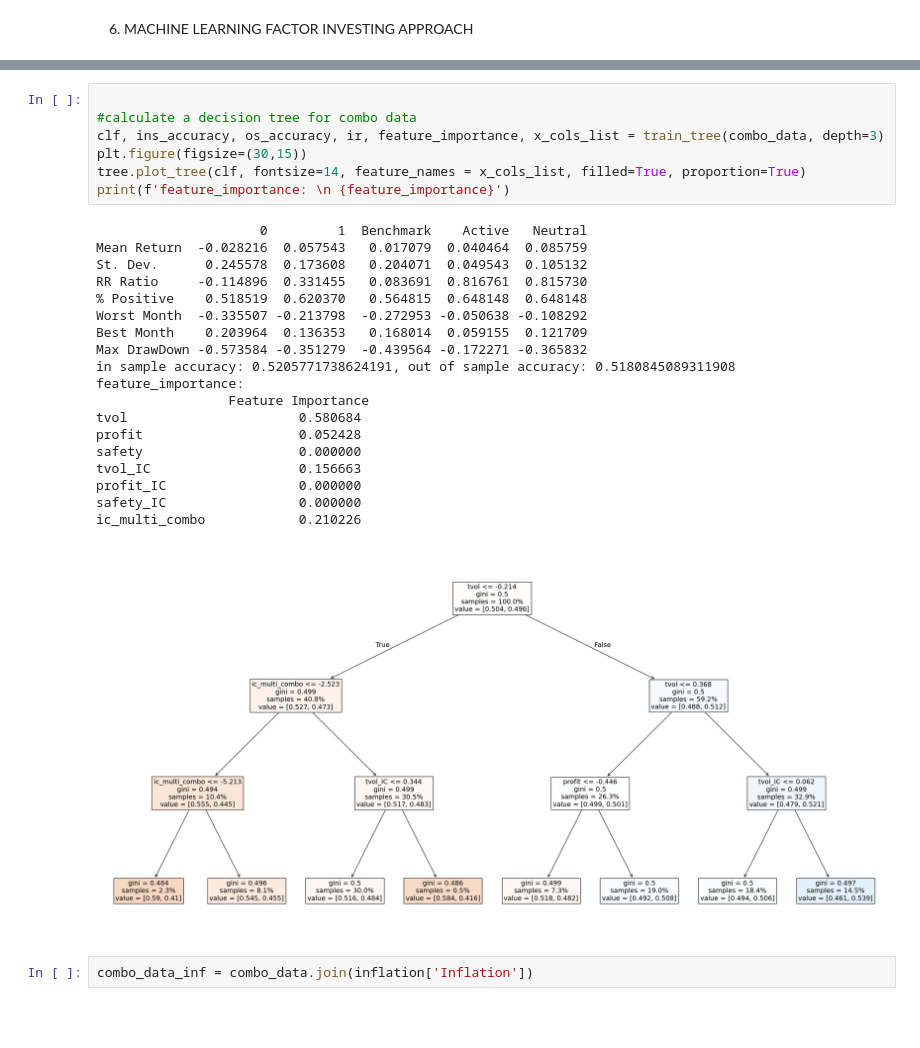
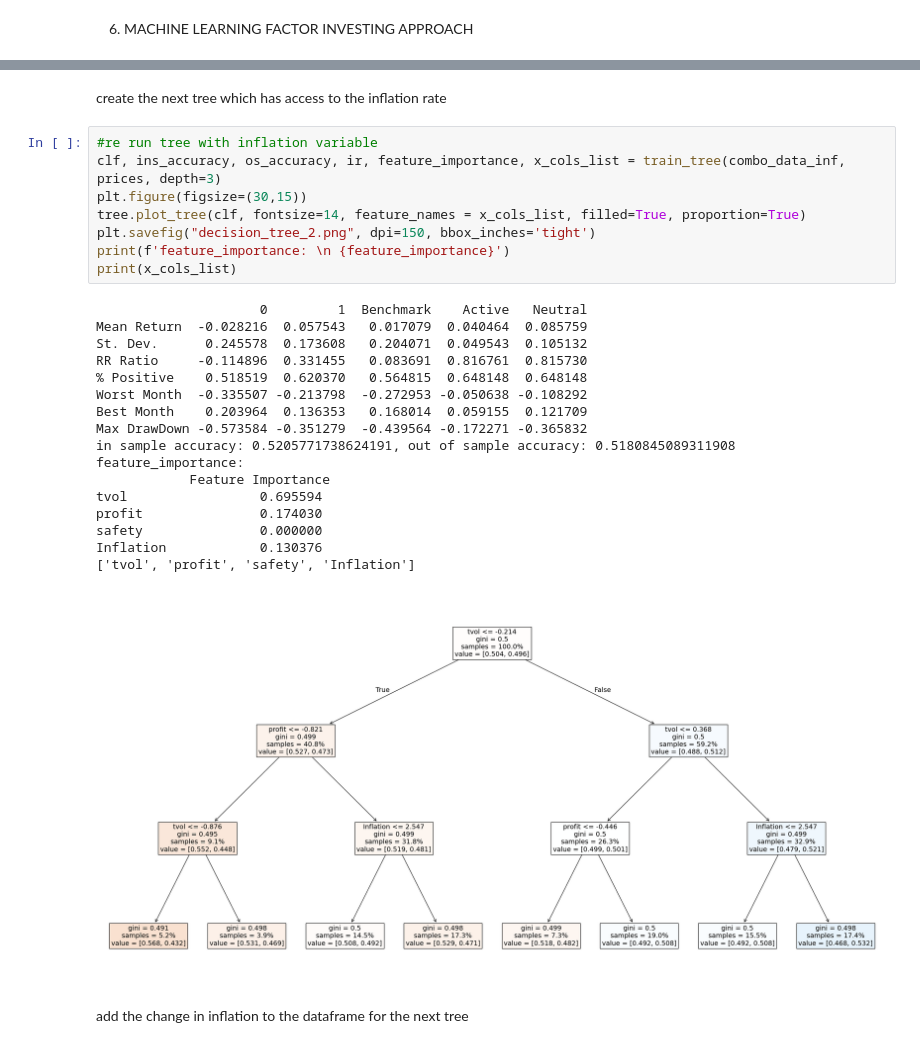
Before and after one commit to Petrichor2390/Portfolio_management, a Jupyter notebook: ass/A_14247617.ipynb, the cells around one changed output, grey strips where cells are left out. Saved outputs shown, nothing was run; the diff lists cells and outputs as text; blank space fills up the shorter version.

```diff
--- a/ass/A_14247617.ipynb
+++ b/ass/A_14247617.ipynb
@@ -920,29 +1103,30 @@ one_dollar_invested_plot(plot_df, "$1 Invested Top 300 Factor Stocks Backtest Re
+# %% [markdown]
+create the next tree which has access to the inflation rate
 # %%
-
-#calculate a decision tree for combo data
-clf, ins_accuracy, os_accuracy, ir, feature_importance, x_cols_list = train_tree(combo_data, depth=3)
+#re run tree with inflation variable
+clf, ins_accuracy, os_accuracy, ir, feature_importance, x_cols_list = train_tree(combo_data_inf, prices, depth=3)
 plt.figure(figsize=(30,15))
 tree.plot_tree(clf, fontsize=14, feature_names = x_cols_list, filled=True, proportion=True)
+plt.savefig("decision_tree_2.png", dpi=150, bbox_inches='tight')
 print(f'feature_importance: \n {feature_importance}')
+print(x_cols_list)
 # %% [output]
                      0         1  Benchmark    Active   Neutral
 Mean Return  -0.028216  0.057543   0.017079  0.040464  0.085759
 St. Dev.      0.245578  0.173608   0.204071  0.049543  0.105132
 RR Ratio     -0.114896  0.331455   0.083691  0.816761  0.815730
 % Positive    0.518519  0.620370   0.564815  0.648148  0.648148
 Worst Month  -0.335507 -0.213798  -0.272953 -0.050638 -0.108292
 Best Month    0.203964  0.136353   0.168014  0.059155  0.121709
 Max DrawDown -0.573584 -0.351279  -0.439564 -0.172271 -0.365832
 in sample accuracy: 0.5205771738624191, out of sample accuracy: 0.5180845089311908
 feature_importance:
-                 Feature Importance
-tvol                      0.580684
-profit                    0.052428
-safety                    0.000000
-tvol_IC                   0.156663
-profit_IC                 0.000000
-safety_IC                 0.000000
-ic_multi_combo            0.210226
+            Feature Importance
+tvol                 0.695594
+profit               0.174030
+safety               0.000000
+Inflation            0.130376
+['tvol', 'profit', 'safety', 'Inflation']
-[figure, old version]
+[figure, new version]
-# %%
-combo_data_inf = combo_data.join(inflation['Inflation'])
+# %% [markdown]
+add the change in inflation to the dataframe for the next tree
```
Also changed, not shown: parts of 109 cells of this notebook, 1 other file.
